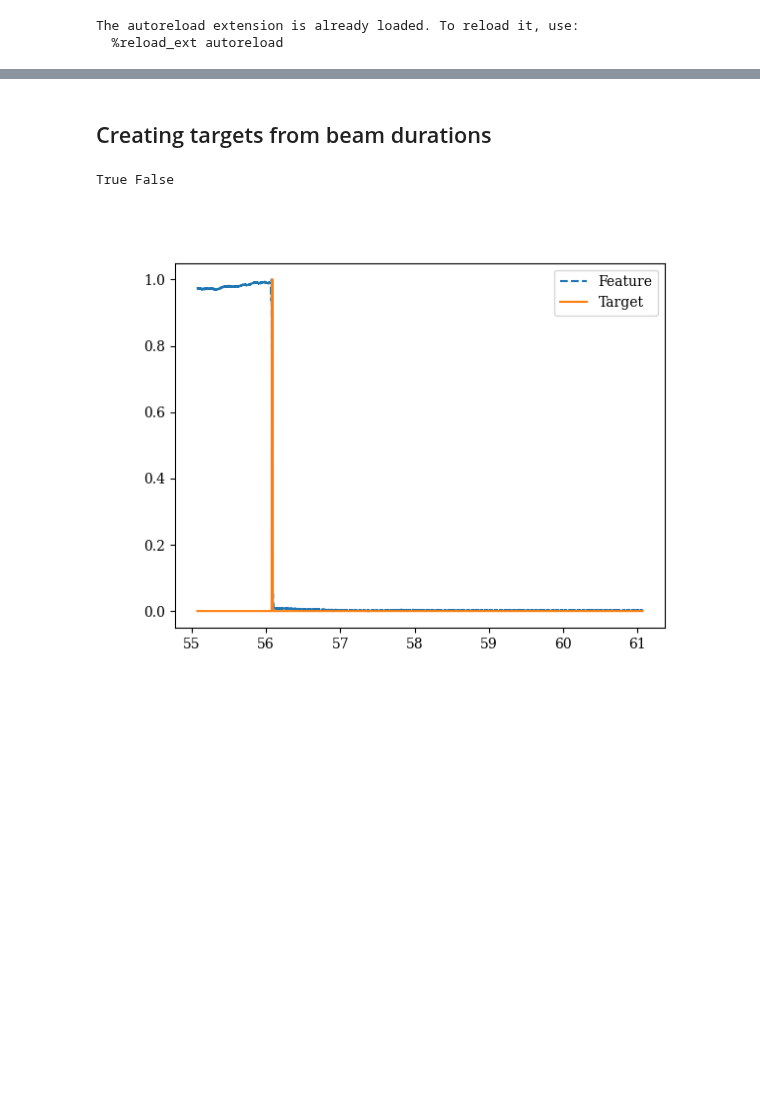
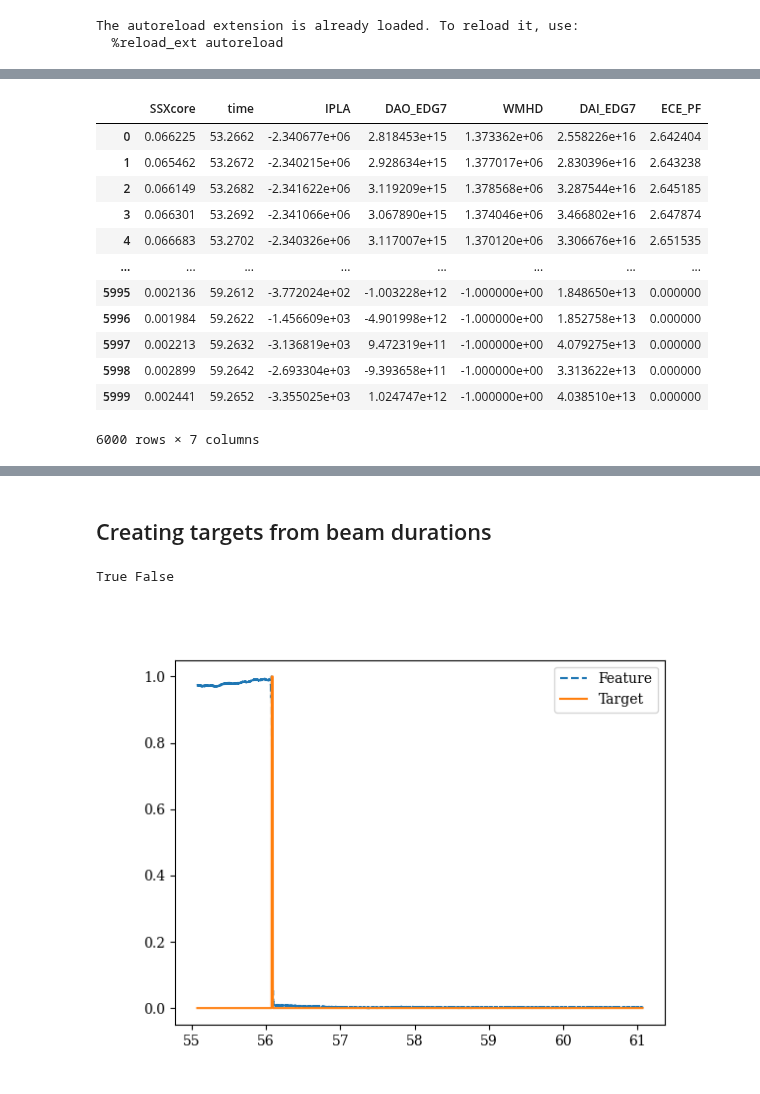
Before and after one commit to maxtost10/SPC-Runaway_Classifier, a Jupyter notebook: Processing_Data/Creating_Labeled_Data.ipynb, the cells around one changed output, grey strips where cells are left out. Drawn from its saved outputs; the diff is of its cells as text; code cells hidden in the pictures; blank space fills up the shorter version.

```diff
--- a/Processing_Data/Creating_Labeled_Data.ipynb
+++ b/Processing_Data/Creating_Labeled_Data.ipynb
@@ -61,3 +62,19 @@ random_50_re = random.sample(RE_valid, 50)  # Ensures no duplicates
 # RE_lifetimes = {}
 
 # np.savez(r"C:\Users\Max Tost\Desktop\Notebooks\SPC Neural Network Project\Processing_Data\RE_lifetime.npz", **RE_lifetimes)
+# %%
+dataframes[93936]
+# %% [output]
+|  | SSXcore | time | IPLA | DAO_EDG7 | WMHD | DAI_EDG7 | ECE_PF |
+| 0 | 0.066225 | 53.2662 | -2.340677e+06 | 2.818453e+15 | 1.373362e+06 | 2.558226e+16 | 2.642404 |
+| 1 | 0.065462 | 53.2672 | -2.340215e+06 | 2.928634e+15 | 1.377017e+06 | 2.830396e+16 | 2.643238 |
+| 2 | 0.066149 | 53.2682 | -2.341622e+06 | 3.119209e+15 | 1.378568e+06 | 3.287544e+16 | 2.645185 |
+| 3 | 0.066301 | 53.2692 | -2.341066e+06 | 3.067890e+15 | 1.374046e+06 | 3.466802e+16 | 2.647874 |
+| 4 | 0.066683 | 53.2702 | -2.340326e+06 | 3.117007e+15 | 1.370120e+06 | 3.306676e+16 | 2.651535 |
+| ... | ... | ... | ... | ... | ... | ... | ... |
+| 5995 | 0.002136 | 59.2612 | -3.772024e+02 | -1.003228e+12 | -1.000000e+00 | 1.848650e+13 | 0.000000 |
+| 5996 | 0.001984 | 59.2622 | -1.456609e+03 | -4.901998e+12 | -1.000000e+00 | 1.852758e+13 | 0.000000 |
+| 5997 | 0.002213 | 59.2632 | -3.136819e+03 | 9.472319e+11 | -1.000000e+00 | 4.079275e+13 | 0.000000 |
+| 5998 | 0.002899 | 59.2642 | -2.693304e+03 | -9.393658e+11 | -1.000000e+00 | 3.313622e+13 | 0.000000 |
+| 5999 | 0.002441 | 59.2652 | -3.355025e+03 | 1.024747e+12 | -1.000000e+00 | 4.038510e+13 | 0.000000 |
+6000 rows × 7 columns
```
Also changed, not shown: parts of 13 cells of this notebook.
